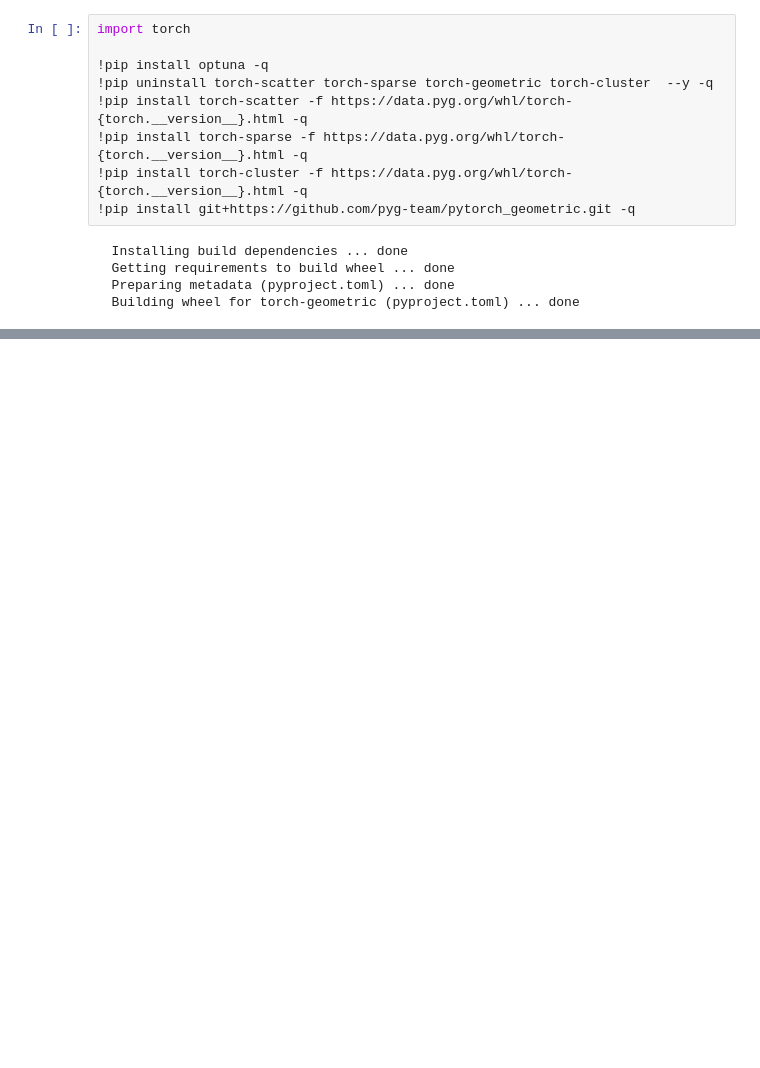
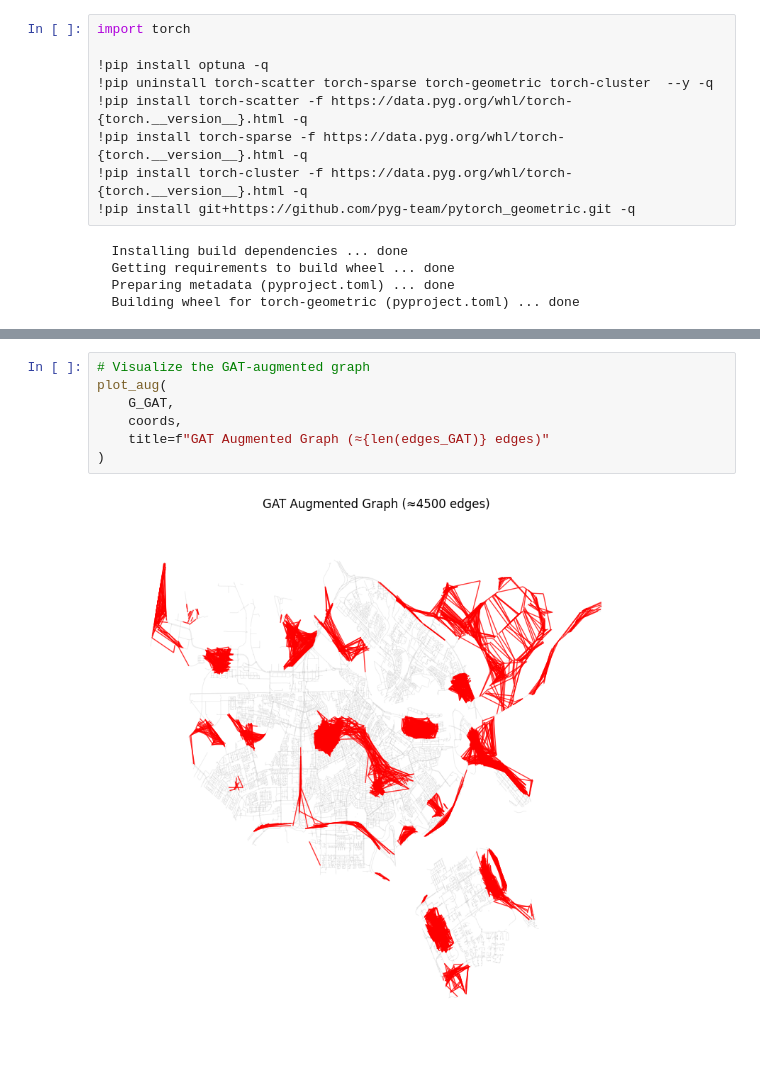
Before and after one commit to davidlabee/Graph4Air, a Jupyter notebook: Graph4Air_Workflow.ipynb, the cells around one changed output, grey strips where cells are left out. Cells and saved outputs as stored; diff of their text form; blank space fills up the shorter version.

```diff
--- a/Graph4Air_Workflow.ipynb
+++ b/Graph4Air_Workflow.ipynb
@@ -1002,0 +610,9 @@ External validation over 83 points:
+# %%
+# Visualize the GAT‐augmented graph
+plot_aug(
+    G_GAT,
+    coords,
+    title=f"GAT Augmented Graph (≈{len(edges_GAT)} edges)"
+)
+# %% [output]
+[figure, added]
```
Also changed, not shown: parts of 64 cells of this notebook, 2 other files.
